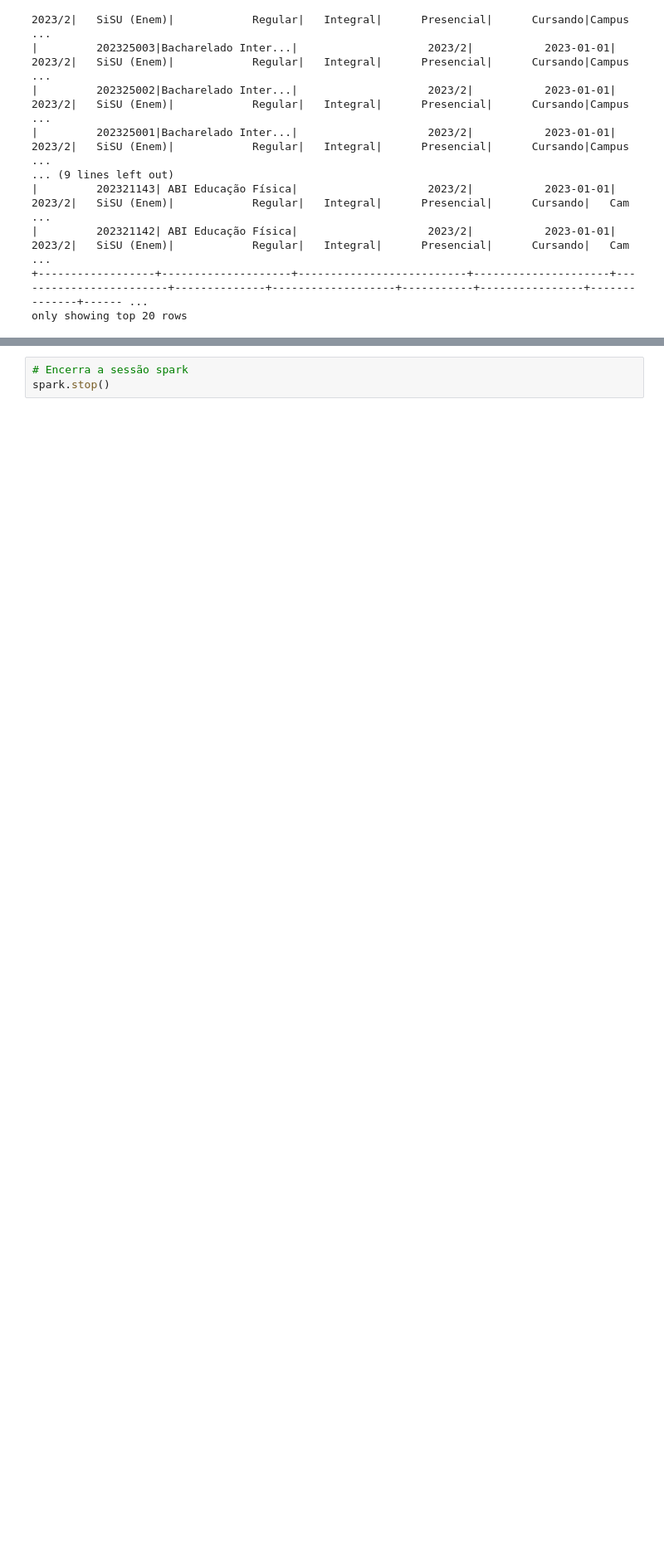
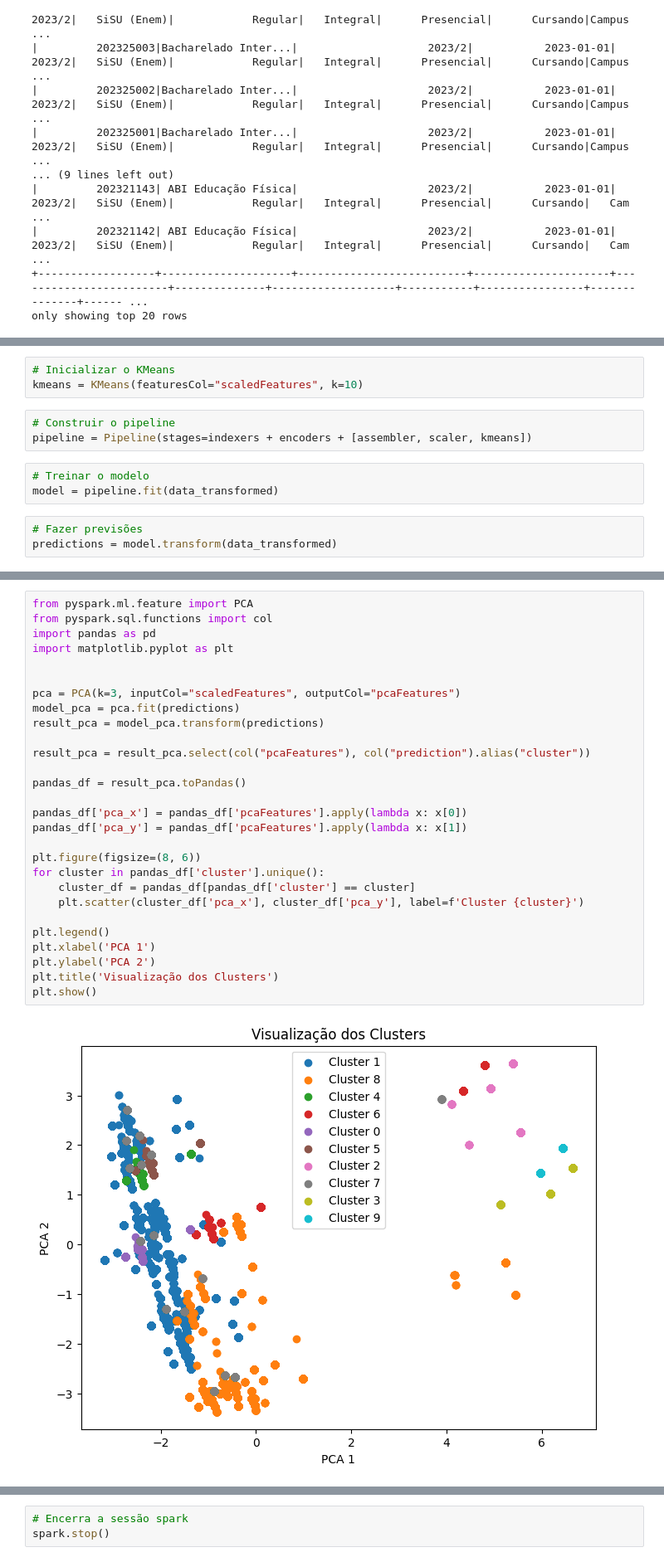
Before and after one commit to Tayco110/Data-Science-Learning, a Jupyter notebook: student_recomendation/student_recomendation.ipynb, the cells around one changed output, grey strips where cells are left out. Shown at 83% size. Drawn from its saved outputs; the diff is of its cells as text; blank space fills up the shorter version.

Commit message:
kmeans
Signed-off-by: Tayco Rodrigues <tmsr@ic.ufal.br>

```diff
--- a/student_recomendation/student_recomendation.ipynb
+++ b/student_recomendation/student_recomendation.ipynb
@@ -333,0 +376,12 @@ Feedback de Estágios Anteriores: Se houver dados disponíveis, analisar o feedb
+# %%
+# Inicializar o KMeans
+kmeans = KMeans(featuresCol="scaledFeatures", k=10)
+# %%
+# Construir o pipeline
+pipeline = Pipeline(stages=indexers + encoders + [assembler, scaler, kmeans])
+# %%
+# Treinar o modelo
+model = pipeline.fit(data_transformed)
+# %%
+# Fazer previsões
+predictions = model.transform(data_transformed)
@@ -333,0 +408,30 @@ Feedback de Estágios Anteriores: Se houver dados disponíveis, analisar o feedb
+# %%
+from pyspark.ml.feature import PCA
+from pyspark.sql.functions import col
+import pandas as pd
+import matplotlib.pyplot as plt
+
+
+pca = PCA(k=3, inputCol="scaledFeatures", outputCol="pcaFeatures")
+model_pca = pca.fit(predictions)
+result_pca = model_pca.transform(predictions)
+
+result_pca = result_pca.select(col("pcaFeatures"), col("prediction").alias("cluster"))
+
+pandas_df = result_pca.toPandas()
+
+pandas_df['pca_x'] = pandas_df['pcaFeatures'].apply(lambda x: x[0])
+pandas_df['pca_y'] = pandas_df['pcaFeatures'].apply(lambda x: x[1])
+
+plt.figure(figsize=(8, 6))
+for cluster in pandas_df['cluster'].unique():
+    cluster_df = pandas_df[pandas_df['cluster'] == cluster]
+    plt.scatter(cluster_df['pca_x'], cluster_df['pca_y'], label=f'Cluster {cluster}')
+
+plt.legend()
+plt.xlabel('PCA 1')
+plt.ylabel('PCA 2')
+plt.title('Visualização dos Clusters')
+plt.show()
+# %% [output]
+[figure, added]
```
Also changed, not shown: parts of 18 cells of this notebook.
